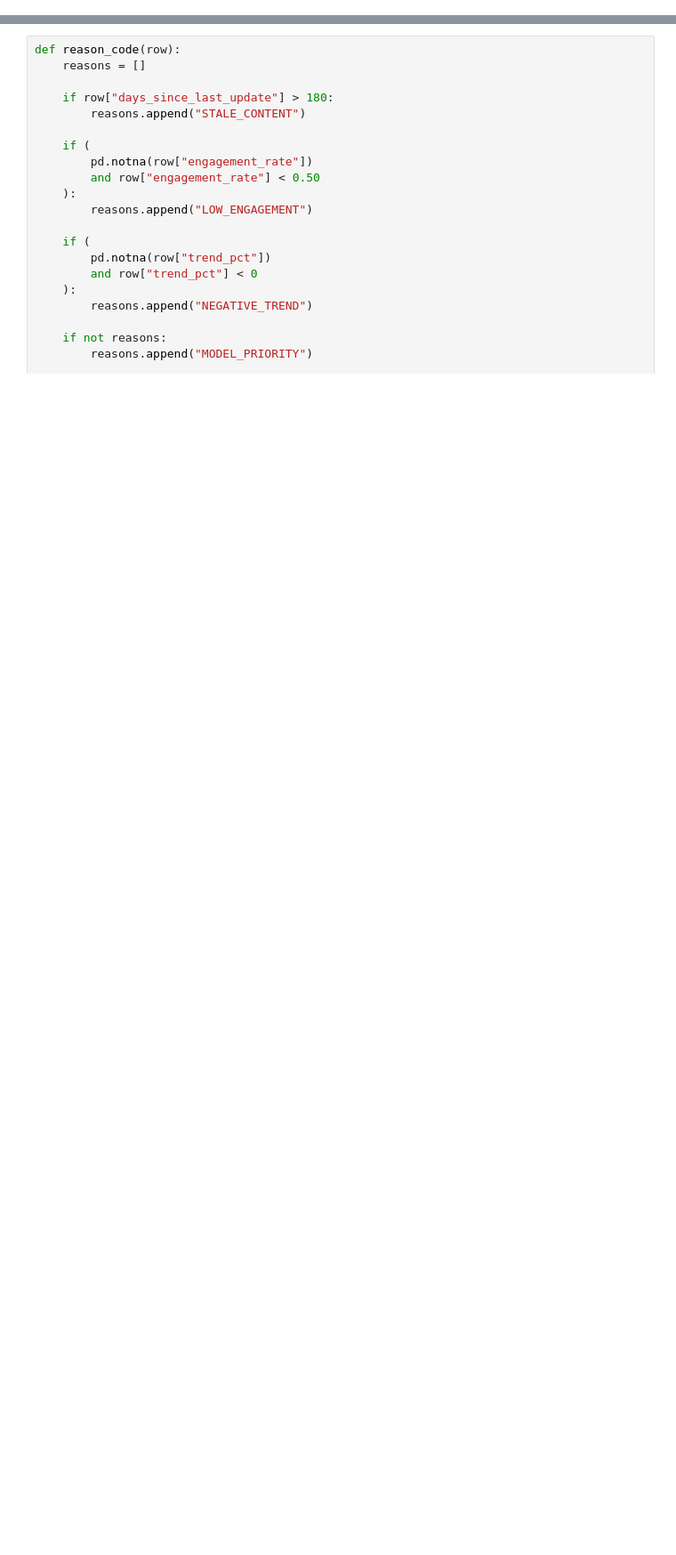
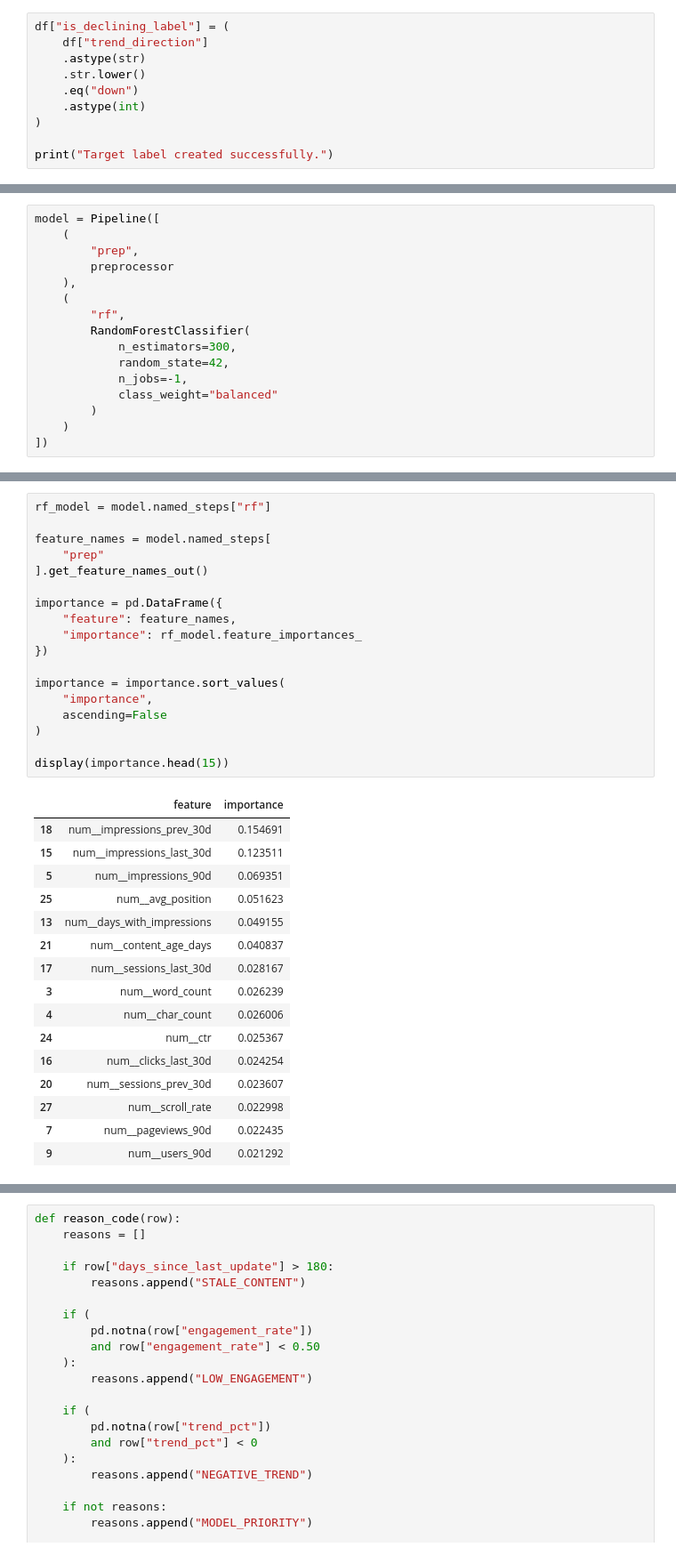
Before and after one commit to Duchalsoham12/flyrank-ml-internship, a Jupyter notebook: work/notebooks/capstone.ipynb, the cells around one changed output, grey strips where cells are left out. Shown at 89% size. Saved outputs shown, nothing was run; the diff lists cells and outputs as text; blank space fills up the shorter version.

```diff
--- a/work/notebooks/capstone.ipynb
+++ b/work/notebooks/capstone.ipynb
@@ -177,0 +90,10 @@ Client overlap: 0
+# %%
+df["is_declining_label"] = (
+    df["trend_direction"]
+    .astype(str)
+    .str.lower()
+    .eq("down")
+    .astype(int)
+)
+
+print("Target label created successfully.")
@@ -177,0 +384,16 @@ Client overlap: 0
+# %%
+model = Pipeline([
+    (
+        "prep",
+        preprocessor
+    ),
+    (
+        "rf",
+        RandomForestClassifier(
+            n_estimators=300,
+            random_state=42,
+            n_jobs=-1,
+            class_weight="balanced"
+        )
+    )
+])
@@ -177,0 +564,35 @@ Client overlap: 0
+# %%
+rf_model = model.named_steps["rf"]
+
+feature_names = model.named_steps[
+    "prep"
+].get_feature_names_out()
+
+importance = pd.DataFrame({
+    "feature": feature_names,
+    "importance": rf_model.feature_importances_
+})
+
+importance = importance.sort_values(
+    "importance",
+    ascending=False
+)
+
+display(importance.head(15))
+# %% [output]
+|  | feature | importance |
+| 18 | num__impressions_prev_30d | 0.154691 |
+| 15 | num__impressions_last_30d | 0.123511 |
+| 5 | num__impressions_90d | 0.069351 |
+| 25 | num__avg_position | 0.051623 |
+| 13 | num__days_with_impressions | 0.049155 |
+| 21 | num__content_age_days | 0.040837 |
+| 17 | num__sessions_last_30d | 0.028167 |
+| 3 | num__word_count | 0.026239 |
+| 4 | num__char_count | 0.026006 |
+| 24 | num__ctr | 0.025367 |
+| 16 | num__clicks_last_30d | 0.024254 |
+| 20 | num__sessions_prev_30d | 0.023607 |
+| 27 | num__scroll_rate | 0.022998 |
+| 7 | num__pageviews_90d | 0.022435 |
+| 9 | num__users_90d | 0.021292 |
```
Also changed, not shown: parts of 92 cells of this notebook.
